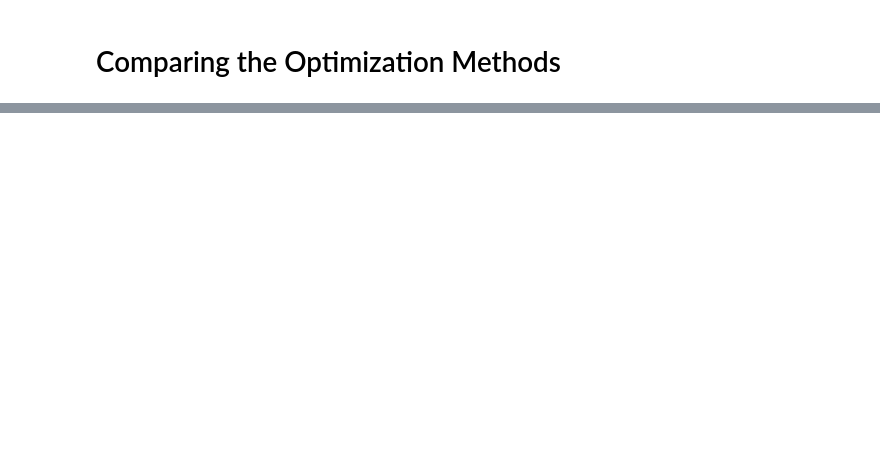
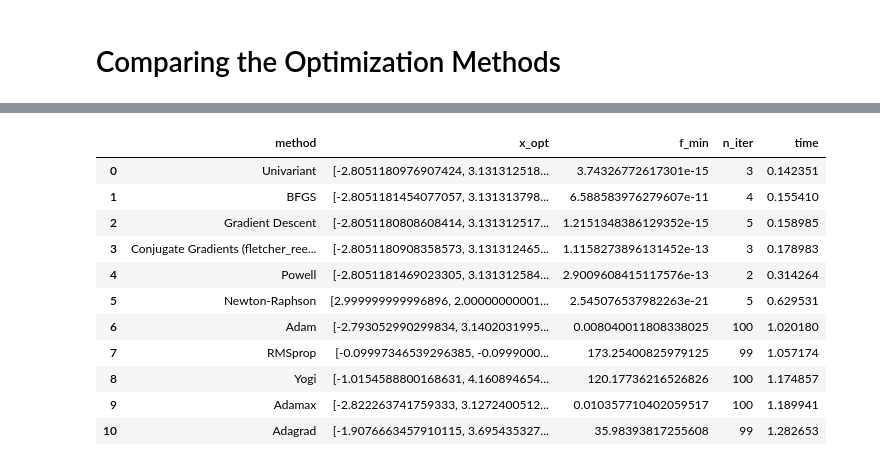
Before and after one commit to quant-sci/optymus, a Jupyter notebook: examples/7.methods_comparison.ipynb, the cells around one changed output, grey strips where cells are left out. Cells and saved outputs as stored; diff of their text form; code cells hidden in the pictures; blank space fills up the shorter version.

```diff
--- a/examples/7.methods_comparison.ipynb
+++ b/examples/7.methods_comparison.ipynb
@@ -59,0 +23,17 @@ results
+# %%
+comparison = methods_comparison(f, initial_point, verbose=False, max_iter=100)
+# %%
+comparison['results']
+# %% [output]
+|  | method | x_opt | f_min | n_iter | time |
+| 0 | Univariant | [-2.8051180976907424, 3.131312518... | 3.74326772617301e-15 | 3 | 0.142351 |
+| 1 | BFGS | [-2.8051181454077057, 3.131313798... | 6.588583976279607e-11 | 4 | 0.155410 |
+| 2 | Gradient Descent | [-2.8051180808608414, 3.131312517... | 1.2151348386129352e-15 | 5 | 0.158985 |
+| 3 | Conjugate Gradients (fletcher_ree... | [-2.8051180908358573, 3.131312465... | 1.1158273896131452e-13 | 3 | 0.178983 |
+| 4 | Powell | [-2.8051181469023305, 3.131312584... | 2.9009608415117576e-13 | 2 | 0.314264 |
+| 5 | Newton-Raphson | [2.999999999996896, 2.00000000001... | 2.545076537982263e-21 | 5 | 0.629531 |
+| 6 | Adam | [-2.793052990299834, 3.1402031995... | 0.008040011808338025 | 100 | 1.020180 |
+| 7 | RMSprop | [-0.09997346539296385, -0.0999000... | 173.25400825979125 | 99 | 1.057174 |
+| 8 | Yogi | [-1.0154588800168631, 4.160894654... | 120.17736216526826 | 100 | 1.174857 |
+| 9 | Adamax | [-2.822263741759333, 3.1272400512... | 0.010357710402059517 | 100 | 1.189941 |
+| 10 | Adagrad | [-1.9076663457910115, 3.695435327... | 35.98393817255608 | 99 | 1.282653 |
```
Also changed, not shown: parts of 5 cells of this notebook, 14 other files.
